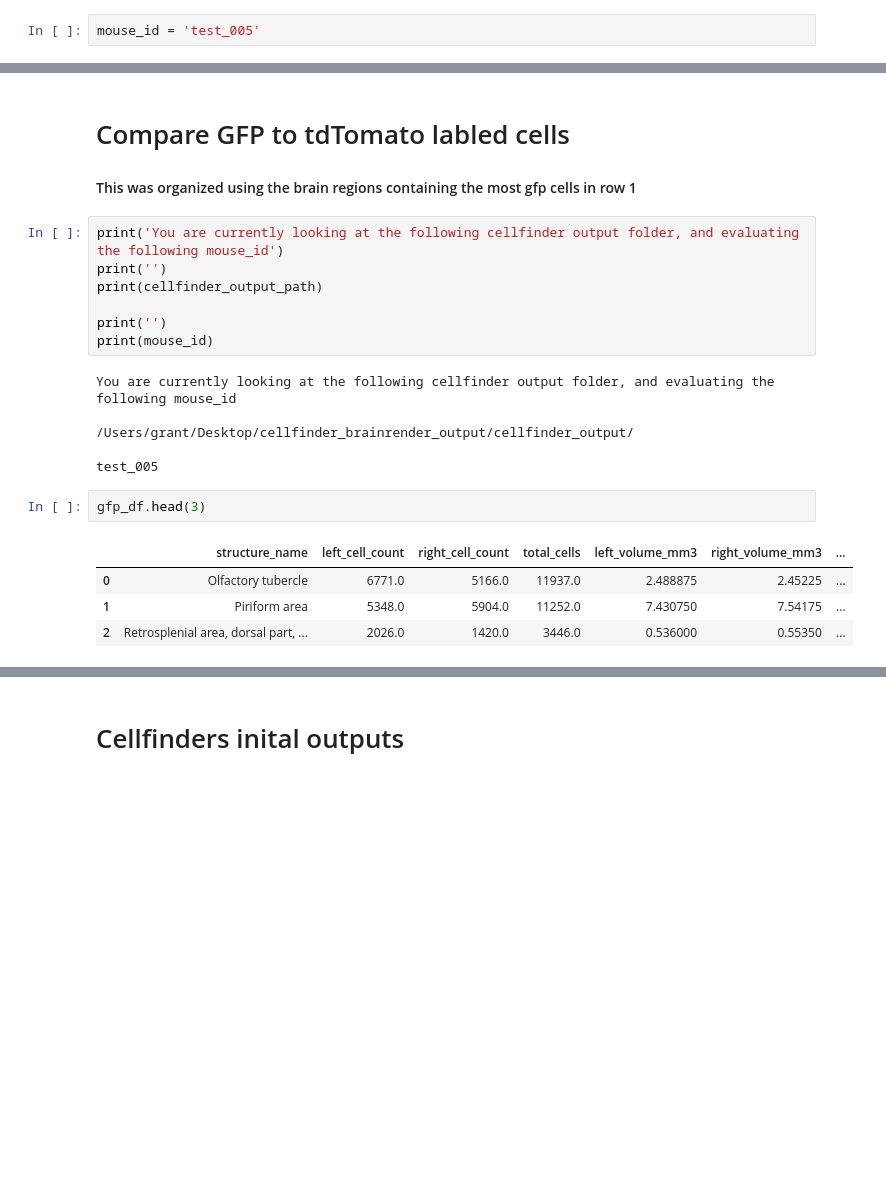
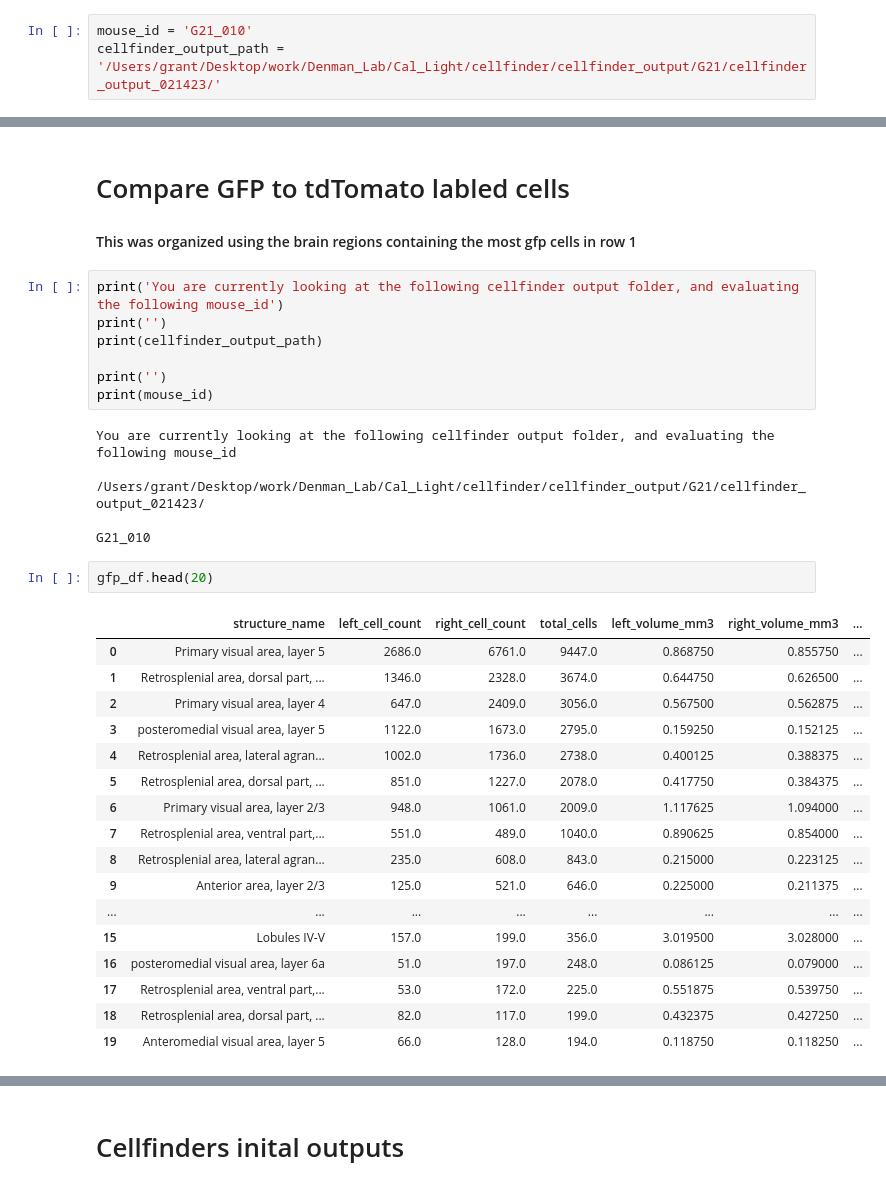
Before and after one commit to granthughes1999/cellfinder_brainrender, a Jupyter notebook: visualize_analysis.ipynb, the cells around one changed output, grey strips where cells are left out. Cells and saved outputs as stored; diff of their text form; blank space fills up the shorter version.

```diff
--- a/visualize_analysis.ipynb
+++ b/visualize_analysis.ipynb
@@ -4,6 +4,7 @@ import numpy as np
 import UpdateME
 from UpdateME import cellfinder_output_path
 # %%
-mouse_id = 'test_005'
+mouse_id = 'G21_010'
+cellfinder_output_path = '/Users/grant/Desktop/work/Denman_Lab/Cal_Light/cellfinder/cellfinder_output/G21/cellfinder_output_021423/'
 # %%
 # Path to cellfinder_output points.npy file
@@ -54,14 +36,27 @@ print(mouse_id)
 # %% [output]
 You are currently looking at the following cellfinder output folder, and evaluating the following mouse_id
 
-/Users/grant/Desktop/cellfinder_brainrender_output/cellfinder_output/
+/Users/grant/Desktop/work/Denman_Lab/Cal_Light/cellfinder/cellfinder_output/G21/cellfinder_output_021423/
 
-test_005
+G21_010
 # %%
-gfp_df.head(3)
+gfp_df.head(20)
 # %% [output]
 |  | structure_name | left_cell_count | right_cell_count | total_cells | left_volume_mm3 | right_volume_mm3 | ... |
-| 0 | Olfactory tubercle | 6771.0 | 5166.0 | 11937.0 | 2.488875 | 2.45225 | ... |
-| 1 | Piriform area | 5348.0 | 5904.0 | 11252.0 | 7.430750 | 7.54175 | ... |
-| 2 | Retrosplenial area, dorsal part, ... | 2026.0 | 1420.0 | 3446.0 | 0.536000 | 0.55350 | ... |
+| 0 | Primary visual area, layer 5 | 2686.0 | 6761.0 | 9447.0 | 0.868750 | 0.855750 | ... |
+| 1 | Retrosplenial area, dorsal part, ... | 1346.0 | 2328.0 | 3674.0 | 0.644750 | 0.626500 | ... |
+| 2 | Primary visual area, layer 4 | 647.0 | 2409.0 | 3056.0 | 0.567500 | 0.562875 | ... |
+| 3 | posteromedial visual area, layer 5 | 1122.0 | 1673.0 | 2795.0 | 0.159250 | 0.152125 | ... |
+| 4 | Retrosplenial area, lateral agran... | 1002.0 | 1736.0 | 2738.0 | 0.400125 | 0.388375 | ... |
+| 5 | Retrosplenial area, dorsal part, ... | 851.0 | 1227.0 | 2078.0 | 0.417750 | 0.384375 | ... |
+| 6 | Primary visual area, layer 2/3 | 948.0 | 1061.0 | 2009.0 | 1.117625 | 1.094000 | ... |
+| 7 | Retrosplenial area, ventral part,... | 551.0 | 489.0 | 1040.0 | 0.890625 | 0.854000 | ... |
+| 8 | Retrosplenial area, lateral agran... | 235.0 | 608.0 | 843.0 | 0.215000 | 0.223125 | ... |
+| 9 | Anterior area, layer 2/3 | 125.0 | 521.0 | 646.0 | 0.225000 | 0.211375 | ... |
+| ... | ... | ... | ... | ... | ... | ... | ... |
+| 15 | Lobules IV-V | 157.0 | 199.0 | 356.0 | 3.019500 | 3.028000 | ... |
+| 16 | posteromedial visual area, layer 6a | 51.0 | 197.0 | 248.0 | 0.086125 | 0.079000 | ... |
+| 17 | Retrosplenial area, ventral part,... | 53.0 | 172.0 | 225.0 | 0.551875 | 0.539750 | ... |
+| 18 | Retrosplenial area, dorsal part, ... | 82.0 | 117.0 | 199.0 | 0.432375 | 0.427250 | ... |
+| 19 | Anteromedial visual area, layer 5 | 66.0 | 128.0 | 194.0 | 0.118750 | 0.118250 | ... |
 # %%
```
Also changed, not shown: parts of 6 cells of this notebook, 7 other files.
